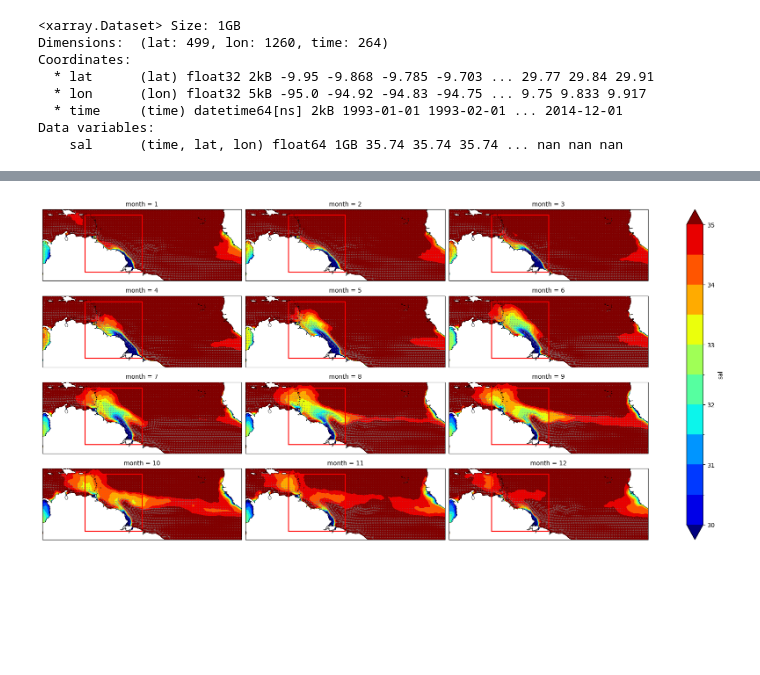
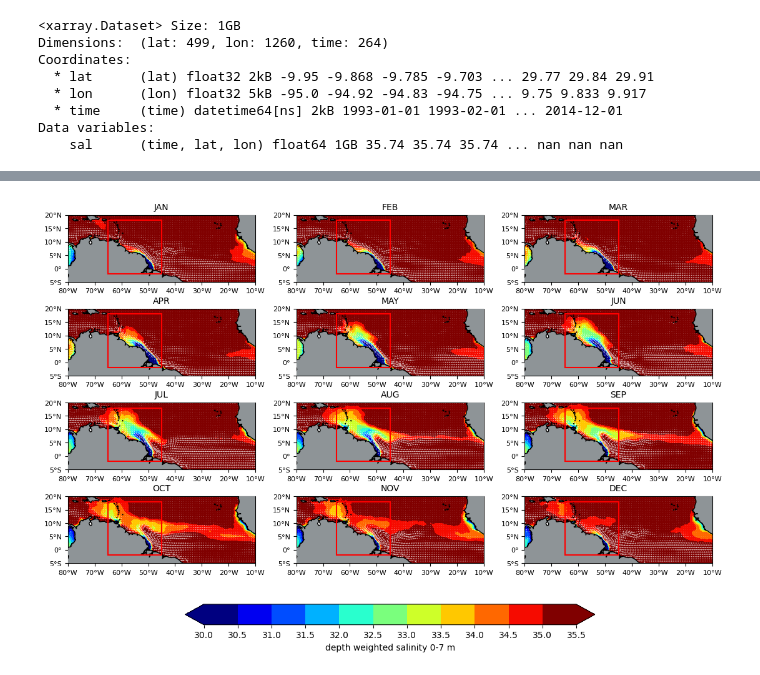
Before and after one commit to danliba/Amazon, a Jupyter notebook: Mercator/notebooks/Analysis/Seasonality.ipynb, the cells around one changed output, grey strips where cells are left out. Saved outputs shown, nothing was run; the diff lists cells and outputs as text; code cells hidden in the pictures; blank space fills up the shorter version.

```diff
--- a/Mercator/notebooks/Analysis/Seasonality.ipynb
+++ b/Mercator/notebooks/Analysis/Seasonality.ipynb
@@ -10,7 +10,13 @@ import xarray as xr
 import matplotlib.pyplot as plt
 import matplotlib.patches as mpatches
 import cartopy.crs as ccrs
-import cartopy.feature as cfeature
+import cartopy.feature as cf
+from cartopy.mpl.ticker import LongitudeFormatter, LatitudeFormatter
+from matplotlib.colors import BoundaryNorm
+
+# month labels, shared by every 12-panel monthly plot below
+labs = ['JAN', 'FEB', 'MAR', 'APR', 'MAY', 'JUN',
+        'JUL', 'AUG', 'SEP', 'OCT', 'NOV', 'DEC']
 # %%
 def seasonality(data):
     season = data.groupby('time.month').mean(dim='time')
@@ -133,38 +191,4 @@ plt.show()
 # %%
-g = seasonality(sal.sel(lat=slice(-5,20), lon=slice(-80,-10)).sal).plot.contourf(
-    x="lon", y="lat", col="month", col_wrap=3, cmap='jet', levels=11, vmax=35, vmin=30,
-    subplot_kws={"projection": ccrs.PlateCarree()},   # ← forces GeoAxes
-    transform=ccrs.PlateCarree(),
-    size=2,            # ← height of each panel in inches
-    aspect=2.8# ← tells xarray the data CRS
-)
-
-s = 10
-
-for ii, ax in enumerate(g.axs.flat):
-    if ii >= 12:
-        break
-
-    ax.set_extent(extent, crs=ccrs.PlateCarree())      # ← set_extent, not extent
-    ax.coastlines(linewidth=0.5)
-
-    ax.quiver(
-        lon_s, lat_s,
-        U_all[ii, ::s, ::s], V_all[ii, ::s, ::s],
-        scale=30, width=0.002, headwidth=4,
-        transform=ccrs.PlateCarree(),
-        color="gray", alpha=0.7,
-    )
-
-    rect = mpatches.Rectangle(
-        xy=(-65, -2), width=20, height=20,
-        linewidth=1.5, edgecolor='red', facecolor='none',
-        transform=ccrs.PlateCarree(),                   # ← also needs transform
-    )
-    ax.add_patch(rect)
-
-# g.axs.flat[0].legend(['ARP Area'], loc='upper left', fontsize=8)
-# plt.savefig("figures/sal_currents_monthly.png", dpi=300, bbox_inches="tight")
-plt.show()
+plot_monthly(sal_m, "sal", quiver=True)
 # %% [output]
-[figure, old version]
+[figure, new version]
```
Also changed, not shown: parts of 2 cells of this notebook, 3 other files.
